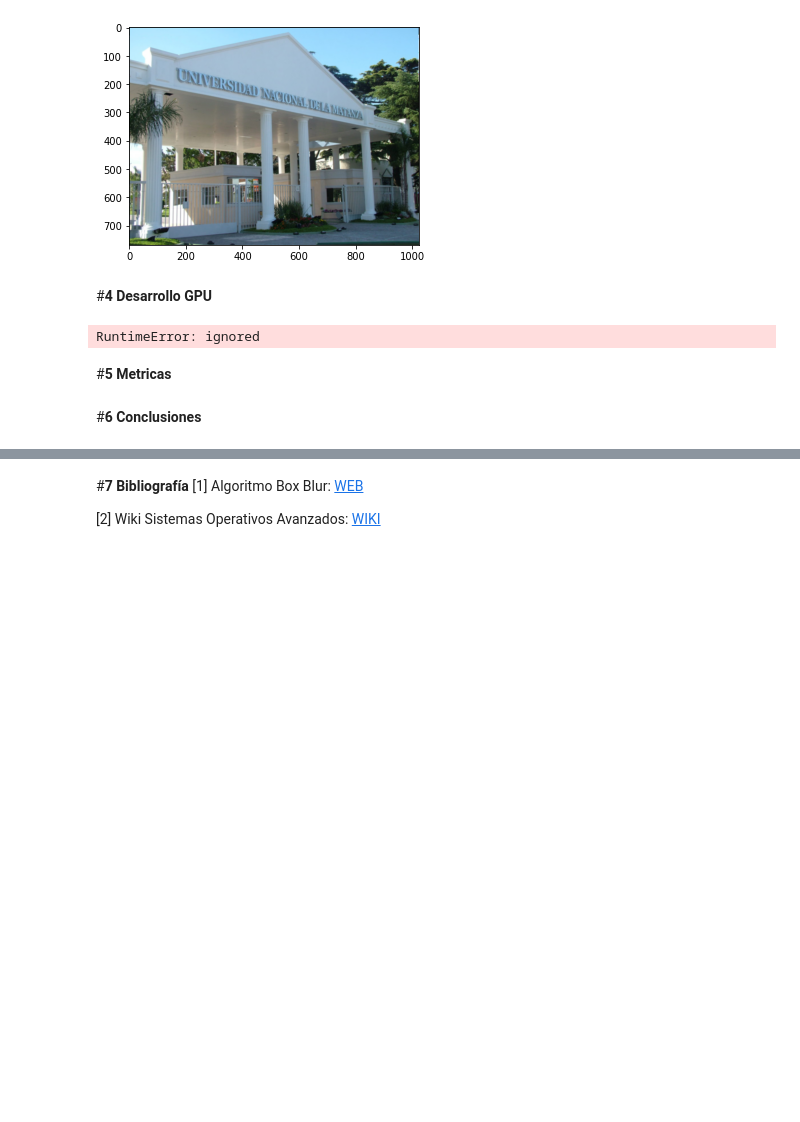
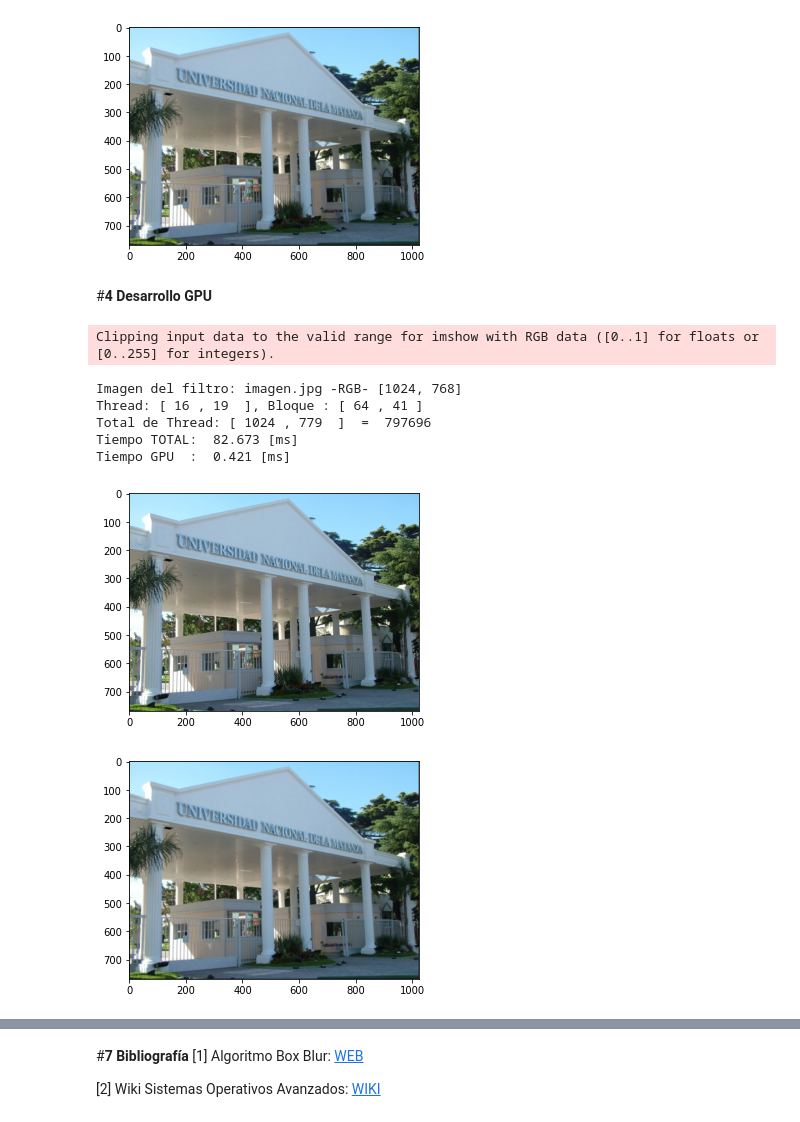
Before and after one commit to jonyfernandez/TP2-SOA-Android, a Jupyter notebook: HPC/Cuaderno_1__Martes__grupo7_2021.ipynb, the cells around one changed output, grey strips where cells are left out. Cells and saved outputs as stored; diff of their text form; code cells hidden in the pictures; blank space fills up the shorter version.

```diff
--- a/HPC/Cuaderno_1__Martes__grupo7_2021.ipynb
+++ b/HPC/Cuaderno_1__Martes__grupo7_2021.ipynb
@@ -95,9 +106,9 @@ imgplot=plt.imshow( img_pic_cpu )
 #Tiempo para el aplicado del filtro.
 tiempo_img = datetime.now()
 
-#Aplico Box Blur
+#Aplico Box Blur (de radio 1, osea que toma solo 1 pixel en cada direccion)
 
-#For para los colores Rojo, Verde y Azul
+#For para los 3 canales Rojo, Verde y Azul
 for channel in (0,1,2):
   #For para el ancho sin tomar el borde
   for y in range(1, img_ancho - 1):
@@ -113,8 +124,7 @@ for channel in (0,1,2):
       suma += img_pic_cpu[x + 1, y - 1, channel]
       suma += img_pic_cpu[x + 1, y, channel]
       suma += img_pic_cpu[x + 1, y + 1, channel]
-      img_picR_cpu[x,y,channel] = sum / 9
-
+      img_picR_cpu[x , y, channel] = suma / 9
 
 # end time
 tiempo_img = datetime.now() - tiempo_img
@@ -187,15 +196,15 @@ __global__ void kernel_BoxBlur( int ancho, int alto, int *img_O, int *img_R, int
   // Verifico que los Thread, esten dentro de las dimensiones de la imagen.
   if( idx >= 1 && idx < ancho - 1 && idy >= 1 && idy < alto - 1 ) {
 
-         sum += img_O[ ((idx + (idy * ancho)) * 3) + channel ];
-         sum += img_O[ (((idx - 1) + ((idy - 1) * ancho)) * 3) + channel ];
-         sum += img_O[ (((idx - 1) + (idy * ancho)) * 3) + channel];
-         sum += img_O[ (((idx - 1) + ((idy + 1) * ancho)) * 3) + channel];
-         sum += img_O[ ((idx + ((idy - 1) * ancho)) * 3) + channel];
-         sum += img_O[ ((idx + ((idy + 1) * ancho)) * 3) + channel];
-         sum += img_O[ (((idx + 1) + ((idy - 1) * ancho)) * 3) + channel];
-         sum += img_O[ (((idx + 1) + (idy * ancho)) * 3) + channel];
-         sum += img_O[ (((idx + 1) + ((idy + 1) * ancho)) * 3) + channel];
+         suma += img_O[ ((idx + (idy * ancho)) * 3) + channel ];
+         suma += img_O[ (((idx - 1) + ((idy - 1) * ancho)) * 3) + channel ];
+         suma += img_O[ (((idx - 1) + (idy * ancho)) * 3) + channel];
+         suma += img_O[ (((idx - 1) + ((idy + 1) * ancho)) * 3) + channel];
+         suma += img_O[ ((idx + ((idy - 1) * ancho)) * 3) + channel];
+         suma += img_O[ ((idx + ((idy + 1) * ancho)) * 3) + channel];
+         suma += img_O[ (((idx + 1) + ((idy - 1) * ancho)) * 3) + channel];
+         suma += img_O[ (((idx + 1) + (idy * ancho)) * 3) + channel];
+         suma += img_O[ (((idx + 1) + ((idy + 1) * ancho)) * 3) + channel];
 
          suma /= 9;
 
@@ -212,43 +221,44 @@ print("Imagen del filtro: " + img_nombre + " -" + imagen.mode + "- [" + str(img_
 # CPU - Genero la función kernel.
 kernel = module.get_function("kernel_BoxBlur")
 
-tiempo_img = datetime.now()
-
 dim_hilo_x = 16
 dim_bloque_x = numpy.int( (img_ancho+dim_hilo_x - 1) / dim_hilo_x )
 
 dim_hilo_y = 19
 dim_bloque_y = numpy.int( (img_alto+dim_hilo_y - 1) / dim_hilo_y )
 
 print( "Thread: [", dim_hilo_x, ",", dim_hilo_y, " ], Bloque : [", dim_bloque_x, ",", dim_bloque_y, "]" )
 print( "Total de Thread: [", dim_hilo_x*dim_bloque_x, ",", dim_hilo_y*dim_bloque_y, " ]", " = ", dim_hilo_x*dim_bloque_x*dim_hilo_y*dim_bloque_y )
 
 tiempo_img = datetime.now()
 
-kernel( np.int32(img_ancho), np.int32(img_ancho), img_O_gpu, img_R_gpu, 0, block=( dim_hilo_x, dim_hilo_y, 1 ), grid=(dim_bloque_x, dim_bloque_y,1) )
-kernel( np.int32(img_ancho), np.int32(img_ancho), img_O_gpu, img_R_gpu, 1, block=( dim_hilo_x, dim_hilo_y, 1 ), grid=(dim_bloque_x, dim_bloque_y,1) )
-kernel( np.int32(img_ancho), np.int32(img_ancho), img_O_gpu, img_R_gpu, 2, block=( dim_hilo_x, dim_hilo_y, 1 ), grid=(dim_bloque_x, dim_bloque_y,1) )
+kernel( np.int32(img_ancho), np.int32(img_alto), img_O_gpu, img_R_gpu, np.int32(0), block=( dim_hilo_x, dim_hilo_y, 1 ), grid=(dim_bloque_x, dim_bloque_y,1) )
+kernel( np.int32(img_ancho), np.int32(img_alto), img_O_gpu, img_R_gpu, np.int32(1), block=( dim_hilo_x, dim_hilo_y, 1 ), grid=(dim_bloque_x, dim_bloque_y,1) )
+kernel( np.int32(img_ancho), np.int32(img_alto), img_O_gpu, img_R_gpu, np.int32(2), block=( dim_hilo_x, dim_hilo_y, 1 ), grid=(dim_bloque_x, dim_bloque_y,1) )
 
 tiempo_img = datetime.now() - tiempo_img
 
 # GPU - Copio el resultado desde la memoria GPU.
 cuda.memcpy_dtoh( img_R_cpu, img_R_gpu )
 
 # Muestro la imagen Original el filtro.
 plt.figure()
 imgplot=plt.imshow( img_O_cpu )
 
 # Muestro la imagen luego de aplicarle el filtro.
 plt.figure()
 imgplot=plt.imshow( img_R_cpu )
 
 tiempo_total = datetime.now() - tiempo_total
 
 print("Tiempo TOTAL: ", tiempo_en_ms( tiempo_total ), "[ms]" )
 print("Tiempo GPU  : ", tiempo_en_ms( tiempo_img ), "[ms]" )
 # %% [output]
-RuntimeError: ignored
+Clipping input data to the valid range for imshow with RGB data ([0..1] for floats or [0..255] for integers).
+Imagen del filtro: imagen.jpg -RGB- [1024, 768]
+Thread: [ 16 , 19  ], Bloque : [ 64 , 41 ]
+Total de Thread: [ 1024 , 779  ]  =  797696
+Tiempo TOTAL:  82.673 [ms]
+Tiempo GPU  :  0.421 [ms]
+[figure, added]
+[figure, added]
-# %% [markdown]
-#**5 Metricas**
-# %% [markdown]
-#**6 Conclusiones**
```
Also changed, not shown: parts of 5 cells of this notebook.
